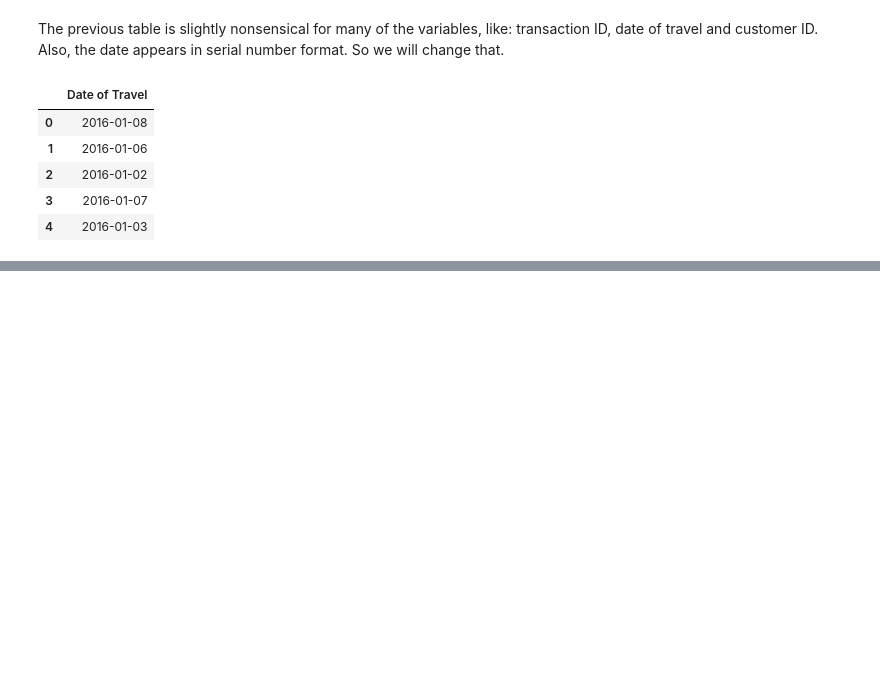
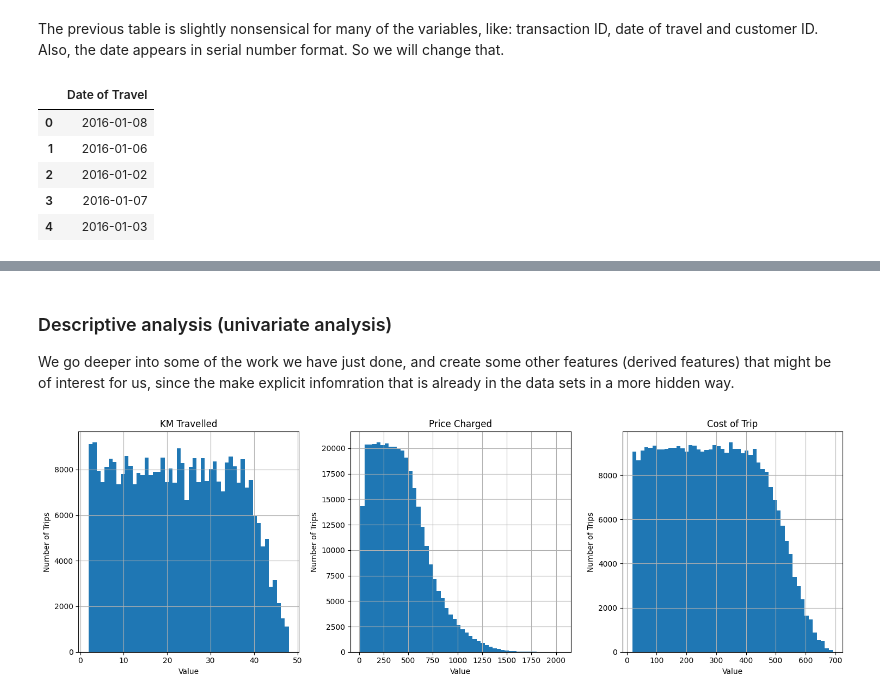
Before and after one commit to gonzalocancio/dataGlacier, a Jupyter notebook: week2/Untitled.ipynb, the cells around one changed output, grey strips where cells are left out. Drawn from its saved outputs; the diff is of its cells as text; code cells hidden in the pictures; blank space fills up the shorter version.

Commit message:
Updated Jupyter notebook with statistical data analysis

```diff
--- a/week2/Untitled.ipynb
+++ b/week2/Untitled.ipynb
@@ -292,0 +296,34 @@ cab_data[['Date of Travel']].head()
+# %% [markdown]
+### Descriptive analysis (univariate analysis)
+
+We go deeper into some of the work we have just done, and create some other features (derived features) that might be of interest for us, since the make explicit infomration that is already in the data sets in a more hidden way.
+# %%
+# Descriptive statistics for numerical columns in the cab data
+
+
+# Increase the number of bins to make the histograms more detailed
+bins = 50
+
+# Plot histograms for numerical columns with adjusted bins
+fig, axes = plt.subplots(1, 3, figsize=(15, 5))  # Create subplots for each numerical column
+
+# Plot each column
+cab_data['KM Travelled'].hist(bins=bins, ax=axes[0])
+axes[0].set_title('KM Travelled')
+axes[0].set_ylabel('Number of Trips')
+
+cab_data['Price Charged'].hist(bins=bins, ax=axes[1])
+axes[1].set_title('Price Charged')
+
+cab_data['Cost of Trip'].hist(bins=bins, ax=axes[2])
+axes[2].set_title('Cost of Trip')
+
+# Add y-label "Number of Trips" for all subplots
+for ax in axes:
+    ax.set_xlabel('Value')
+    ax.set_ylabel('Number of Trips')
+
+plt.tight_layout()  # Adjust layout so the plots don't overlap
+plt.show()
+# %% [output]
+[figure, added]
```
Also changed, not shown: parts of 41 cells of this notebook, 1 other file.
